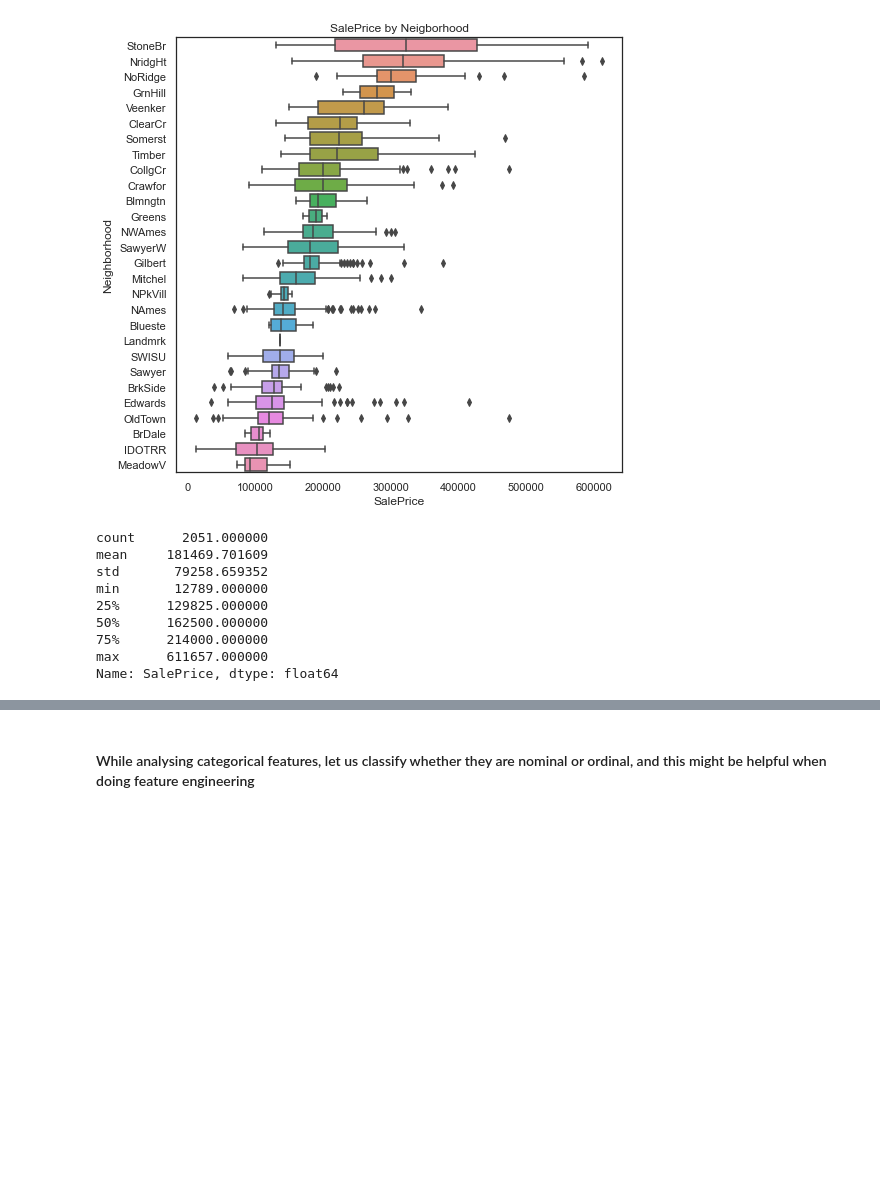
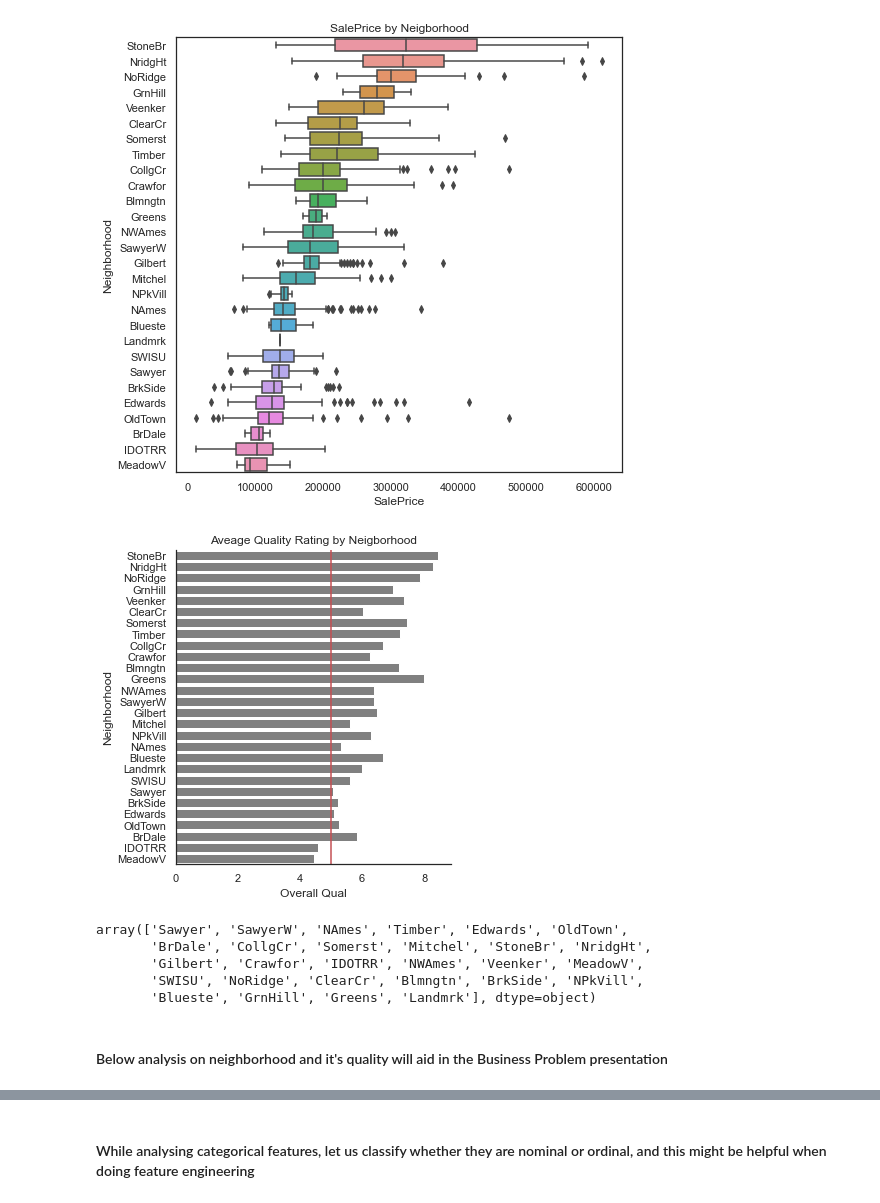
Before and after one commit to rebellon-carina/AMES_RegressionModels, a Jupyter notebook: code/01_EDA_and_Cleaning-final.ipynb, the cells around one changed output, grey strips where cells are left out. Cells and saved outputs as stored; diff of their text form; code cells hidden in the pictures; blank space fills up the shorter version.

```diff
--- a/code/01_EDA_and_Cleaning-final.ipynb
+++ b/code/01_EDA_and_Cleaning-final.ipynb
@@ -223,19 +253,25 @@ if is_train_dataset:
 #NridgHt, GrnHill, NoRidge
 # %% [output]
 [figure]
-# %%
-if is_train_dataset:
-    print(df_ames['SalePrice'].describe())
-# %% [output]
-count      2051.000000
-mean     181469.701609
-std       79258.659352
-min       12789.000000
-25%      129825.000000
-50%      162500.000000
-75%      214000.000000
-max      611657.000000
-Name: SalePrice, dtype: float64
+# %%
+#This one is also for presentation, for non-technical user
+
+if is_train_dataset:
+    sns.catplot(data=df_ames, y='Neighborhood', x='Overall Qual', color = 'gray', kind='bar', order=grouped.index, orient = "h", ci=None)
+    plt.title("Aveage Quality Rating by Neigborhood");
+    plt.axvline(x= 5, color = 'r', linestyle = '-')
+# %% [output]
+[figure, added]
+# %%
+df_ames['Neighborhood'].unique()
+# %% [output]
+array(['Sawyer', 'SawyerW', 'NAmes', 'Timber', 'Edwards', 'OldTown',
+       'BrDale', 'CollgCr', 'Somerst', 'Mitchel', 'StoneBr', 'NridgHt',
+       'Gilbert', 'Crawfor', 'IDOTRR', 'NWAmes', 'Veenker', 'MeadowV',
+       'SWISU', 'NoRidge', 'ClearCr', 'Blmngtn', 'BrkSide', 'NPkVill',
+       'Blueste', 'GrnHill', 'Greens', 'Landmrk'], dtype=object)
+# %% [markdown]
+#### Below analysis on neighborhood and it's quality will aid in the Business Problem presentation
 # %%
 ##What are the Neighborhood with high mean SalePrice, let say above 75% percentile
 if is_train_dataset:
```
Also changed, not shown: parts of 31 cells of this notebook, 23 other files.
